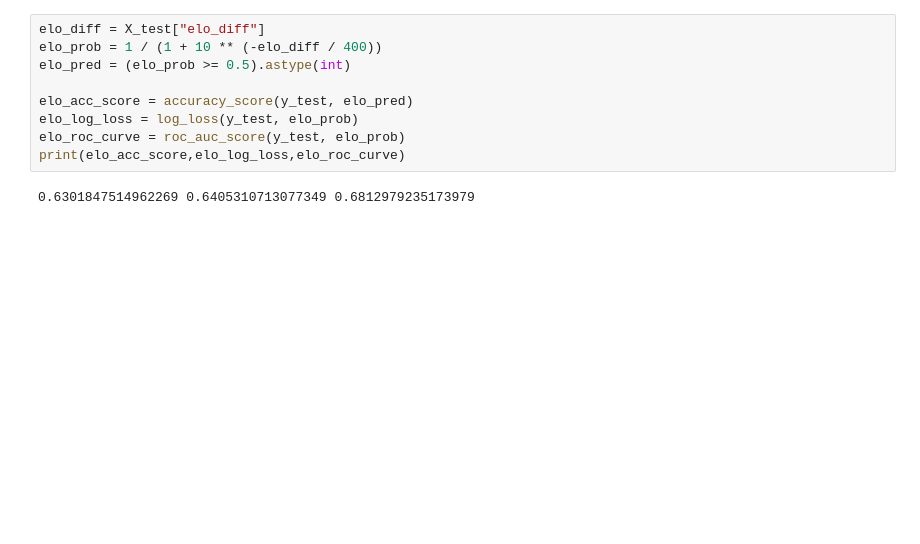
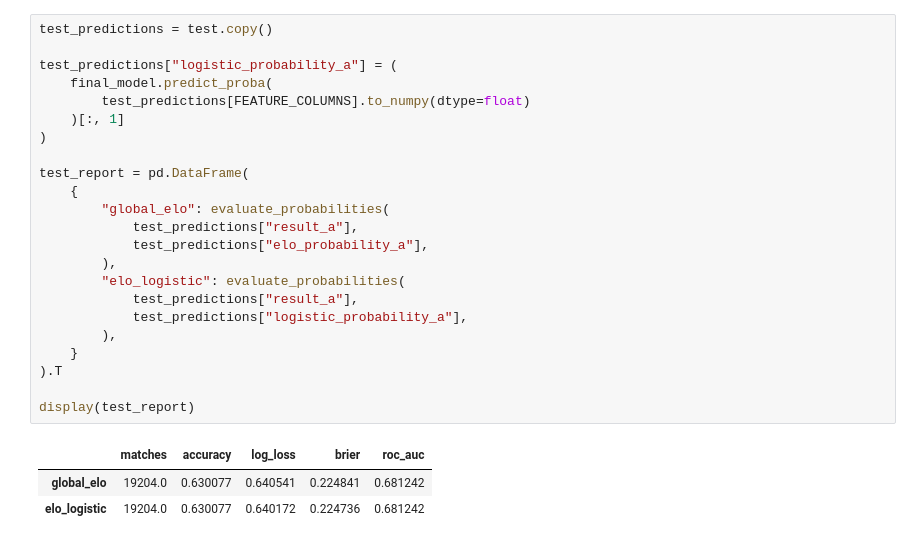
Before and after one commit to dophat1/lol-worlds-predictor, a Jupyter notebook: notebooks/03_baseline_model.ipynb, the cells around one changed output. Drawn from its saved outputs; the diff is of its cells as text; blank space fills up the shorter version.

```diff
--- a/notebooks/03_baseline_model.ipynb
+++ b/notebooks/03_baseline_model.ipynb
@@ -56,11 +305,27 @@ print(model.coef_, model.intercept_)
 # %%
-elo_diff = X_test["elo_diff"]
-elo_prob = 1 / (1 + 10 ** (-elo_diff / 400))
-elo_pred = (elo_prob >= 0.5).astype(int)
+test_predictions = test.copy()
 
-elo_acc_score = accuracy_score(y_test, elo_pred)
-elo_log_loss = log_loss(y_test, elo_prob)
-elo_roc_curve = roc_auc_score(y_test, elo_prob)
-print(elo_acc_score,elo_log_loss,elo_roc_curve)
+test_predictions["logistic_probability_a"] = (
+    final_model.predict_proba(
+        test_predictions[FEATURE_COLUMNS].to_numpy(dtype=float)
+    )[:, 1]
+)
+
+test_report = pd.DataFrame(
+    {
+        "global_elo": evaluate_probabilities(
+            test_predictions["result_a"],
+            test_predictions["elo_probability_a"],
+        ),
+        "elo_logistic": evaluate_probabilities(
+            test_predictions["result_a"],
+            test_predictions["logistic_probability_a"],
+        ),
+    }
+).T
+
+display(test_report)
 # %% [output]
-0.6301847514962269 0.6405310713077349 0.6812979235173979
+|  | matches | accuracy | log_loss | brier | roc_auc |
+| global_elo | 19204.0 | 0.630077 | 0.640541 | 0.224841 | 0.681242 |
+| elo_logistic | 19204.0 | 0.630077 | 0.640172 | 0.224736 | 0.681242 |
```
Also changed, not shown: parts of 22 cells of this notebook, 28 other files.
